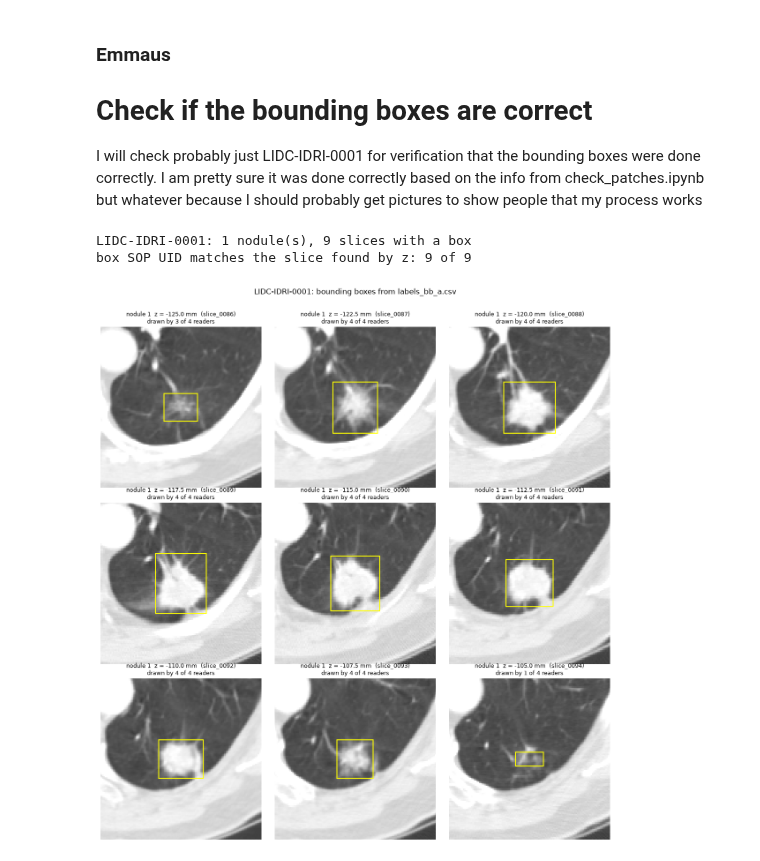
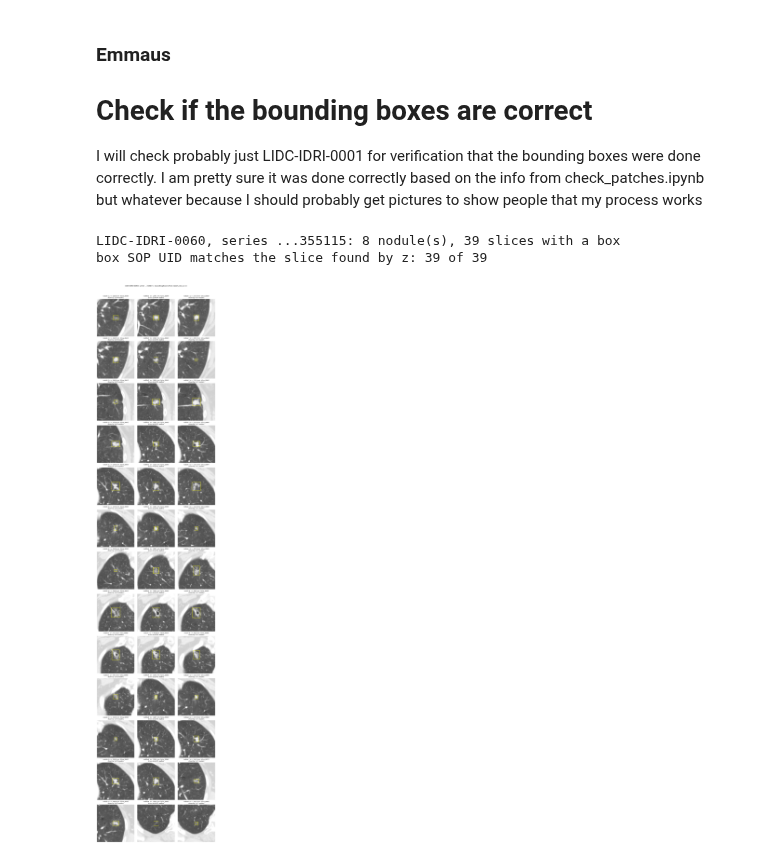
Before and after one commit to CaNtHinkOfaUser/Classifying-malignancy-in-lung-nodules-using-deep-learning-models, a Jupyter notebook: xml_preprocessing/check_bb.ipynb, the cells around one changed output. Drawn from its saved outputs; the diff is of its cells as text; code cells hidden in the pictures.

```diff
--- a/xml_preprocessing/check_bb.ipynb
+++ b/xml_preprocessing/check_bb.ipynb
@@ -16,14 +16,18 @@ from matplotlib.patches import Rectangle
 sys.path.insert(0, str(Path.cwd().parent / "pipeline"))
 from ct import BOXES, load_slice_index, read_hu, slice_path, to_uint8_window
 
-PATIENT = "LIDC-IDRI-0001"
+# The CT scan to check, by its Series Instance UID (from labels_bb_a.csv or nodules_labels.csv)
+SERIES_UID = "1.3.6.1.4.1.14519.5.2.1.6279.6001.463214953282361219537913355115"
 ZOOM_WIDTH_PX = 120 # If you put None it will just show the whole 512x512 slice
 Z_MATCH_MM = 0.1 # A box's z must be this close to a real slice
 
 boxes = pd.read_csv(BOXES)
 # "z-slice" renamed to "z_slice"
-boxes = (boxes[boxes["patient_id"] == PATIENT].rename(columns={"z-slice": "z_slice"})
+boxes = (boxes[boxes["series_instance_uid"] == SERIES_UID].rename(columns={"z-slice": "z_slice"})
          .sort_values(["merged_nodule_id", "z_slice"]).reset_index(drop=True))
+if boxes.empty:
+    raise ValueError(f"no boxes in labels_bb_a.csv for series {SERIES_UID}: check the UID")
+PATIENT = boxes["patient_id"].iloc[0] # looked up from the boxes: needed for the file path and the title
 slices = load_slice_index()
 
 # Find each box's DICOM file by z position, similar to pipeline
@@ -37,39 +41,40 @@ for box in boxes.itertuples():
     slice_matches.append({"idx": int(nearest["idx"]), "sop_matches": nearest["sop"] == box.image_sop_id})
 boxes = boxes.join(pd.DataFrame(slice_matches))
 
-print(f"{PATIENT}: {boxes['merged_nodule_id'].nunique()} nodule(s), {len(boxes)} slices with a box")
+print(f"{PATIENT}, series ...{SERIES_UID[-6:]}: {boxes['merged_nodule_id'].nunique()} nodule(s), "
+      f"{len(boxes)} slices with a box")
 print(f"box SOP UID matches the slice found by z: {boxes['sop_matches'].sum()} of {len(boxes)}")
 
 cols = 3
 rows = ceil(len(boxes) / cols)
 fig, axes = plt.subplots(rows, cols, figsize=(4 * cols, 4.3 * rows))
 axes = axes.ravel()
 
 for ax, box in zip(axes, boxes.itertuples()):
     hu = read_hu(slice_path(box.patient_id, box.series_instance_uid, box.idx))
     # Fixed lung window, as in the YOLO images. vmin/vmax stop matplotlib from
     # stretching each slice to its own darkest and brightest pixel
     ax.imshow(to_uint8_window(hu), cmap="gray", vmin=0, vmax=255)
 
     # Bounding box outline needs to be aligned with the pixels
     left = box.x_centre - box.width / 2 - 0.5
     top = box.y_centre - box.height / 2 - 0.5
     ax.add_patch(Rectangle((left, top), box.width + 1, box.height + 1,
                            edgecolor="yellow", facecolor="none", linewidth=1.5))
 
     if ZOOM_WIDTH_PX is not None:
         half = ZOOM_WIDTH_PX / 2
         ax.set_xlim(box.x_centre - half, box.x_centre + half)
         ax.set_ylim(box.y_centre + half, box.y_centre - half) # bigger row number first: image rows count downwards, so this keeps the image upright
     ax.set_title(f"nodule {box.merged_nodule_id}  z = {box.z_slice} mm  (slice_{box.idx:04d})\n"
                  f"drawn by {box.readers_on_slice} of {box.num_readers} readers", fontsize=9)
     ax.axis("off")
 
 for ax in axes[len(boxes):]:
     ax.axis("off") # hide empty panels in the last row
-fig.suptitle(f"{PATIENT}: bounding boxes from labels_bb_a.csv", fontsize=12)
+fig.suptitle(f"{PATIENT}, series ...{SERIES_UID[-6:]}: bounding boxes from labels_bb_a.csv", fontsize=12)
 plt.tight_layout(rect=(0, 0, 1, 0.97)) # leave room for the title
 # %% [output]
-LIDC-IDRI-0001: 1 nodule(s), 9 slices with a box
-box SOP UID matches the slice found by z: 9 of 9
+LIDC-IDRI-0060, series ...355115: 8 nodule(s), 39 slices with a box
+box SOP UID matches the slice found by z: 39 of 39
-[figure, old version]
+[figure, new version]
```
Also changed, not shown: 1 other file.
